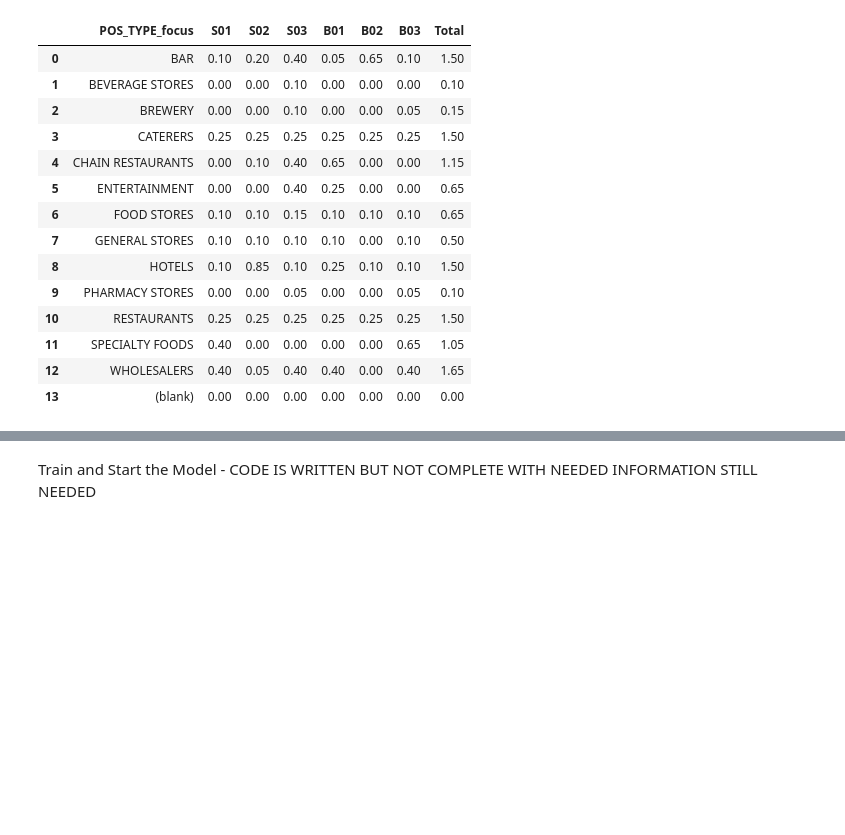
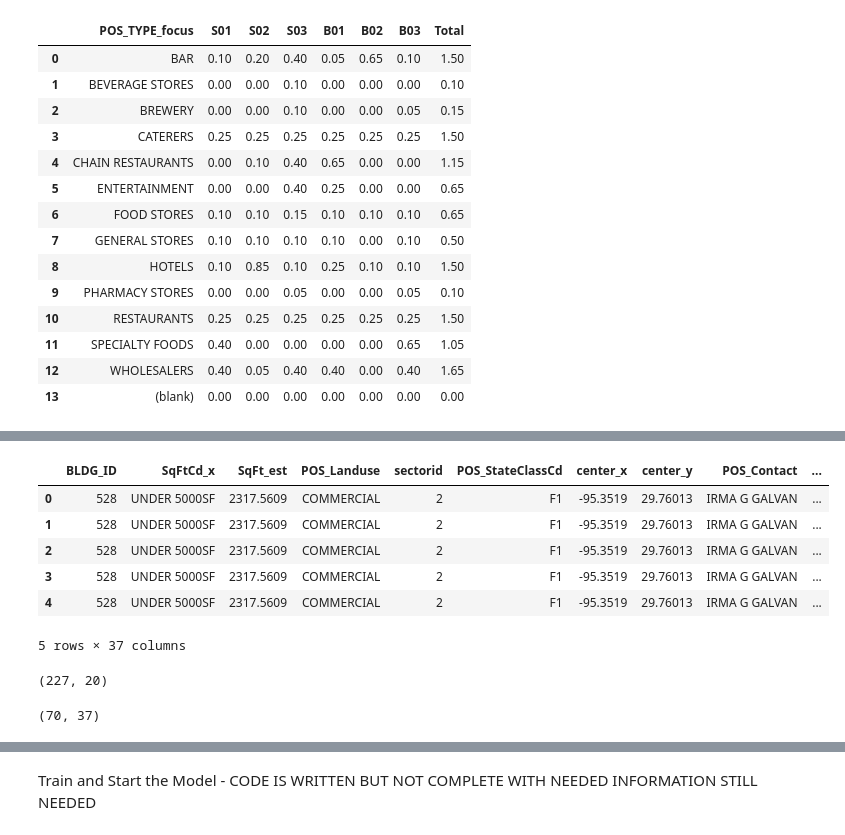
Before and after one commit to kuromasadev/PROJ4-GRP2, a Jupyter notebook: model/rand_forest_sa.ipynb, the cells around one changed output, grey strips where cells are left out. Saved outputs shown, nothing was run; the diff lists cells and outputs as text; code cells hidden in the pictures; blank space fills up the shorter version.

```diff
--- a/model/rand_forest_sa.ipynb
+++ b/model/rand_forest_sa.ipynb
@@ -182,0 +198,31 @@ matrix_data_df
+# %%
+# Get volume for sku
+combined_demand_df['volume_sku'] = (
+    (combined_demand_df['SqFt_est'] * combined_demand_df['correlation'])
+    / (
+        combined_demand_df['POS_Revenue_$1-2.5 MILLION'] * 100
+        + combined_demand_df['POS_Revenue_$2.5-5 MILLION'] * 150
+        + combined_demand_df['POS_Revenue_$5-10 MILLION'] * 200
+        + combined_demand_df['POS_Revenue_$500,000-$1 MILLION'] * 50
+        + combined_demand_df['POS_Revenue_LESS THAN $500,000'] * 25
+    )
+)
+combined_demand_df.head()
+# %% [output]
+|  | BLDG_ID | SqFtCd_x | SqFt_est | POS_Landuse | sectorid | POS_StateClassCd | center_x | center_y | POS_Contact | ... |
+| 0 | 528 | UNDER 5000SF | 2317.5609 | COMMERCIAL | 2 | F1 | -95.3519 | 29.76013 | IRMA G GALVAN | ... |
+| 1 | 528 | UNDER 5000SF | 2317.5609 | COMMERCIAL | 2 | F1 | -95.3519 | 29.76013 | IRMA G GALVAN | ... |
+| 2 | 528 | UNDER 5000SF | 2317.5609 | COMMERCIAL | 2 | F1 | -95.3519 | 29.76013 | IRMA G GALVAN | ... |
+| 3 | 528 | UNDER 5000SF | 2317.5609 | COMMERCIAL | 2 | F1 | -95.3519 | 29.76013 | IRMA G GALVAN | ... |
+| 4 | 528 | UNDER 5000SF | 2317.5609 | COMMERCIAL | 2 | F1 | -95.3519 | 29.76013 | IRMA G GALVAN | ... |
+5 rows × 37 columns
+# %%
+# Check shape of supply df for feature matrix
+supply_dummies.shape
+# %% [output]
+(227, 20)
+# %%
+# Check shape of demand df for feature matrix
+combined_demand_df.shape
+# %% [output]
+(70, 37)
```
Also changed, not shown: parts of 15 cells of this notebook.
